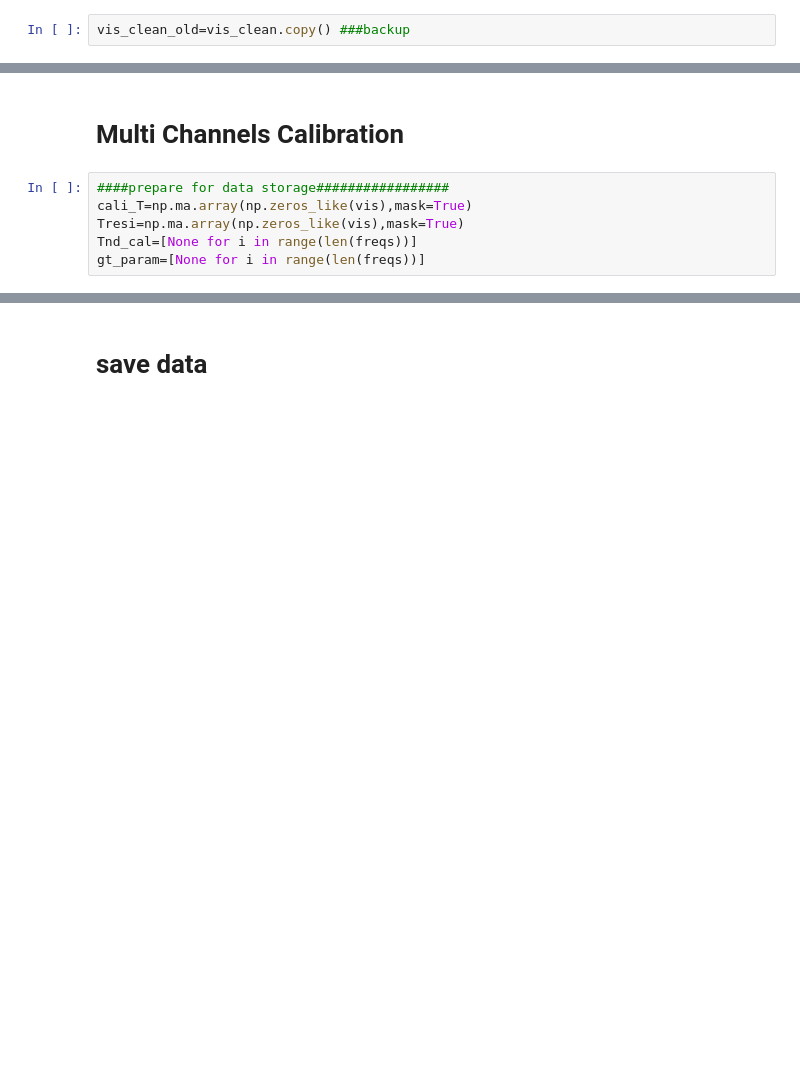
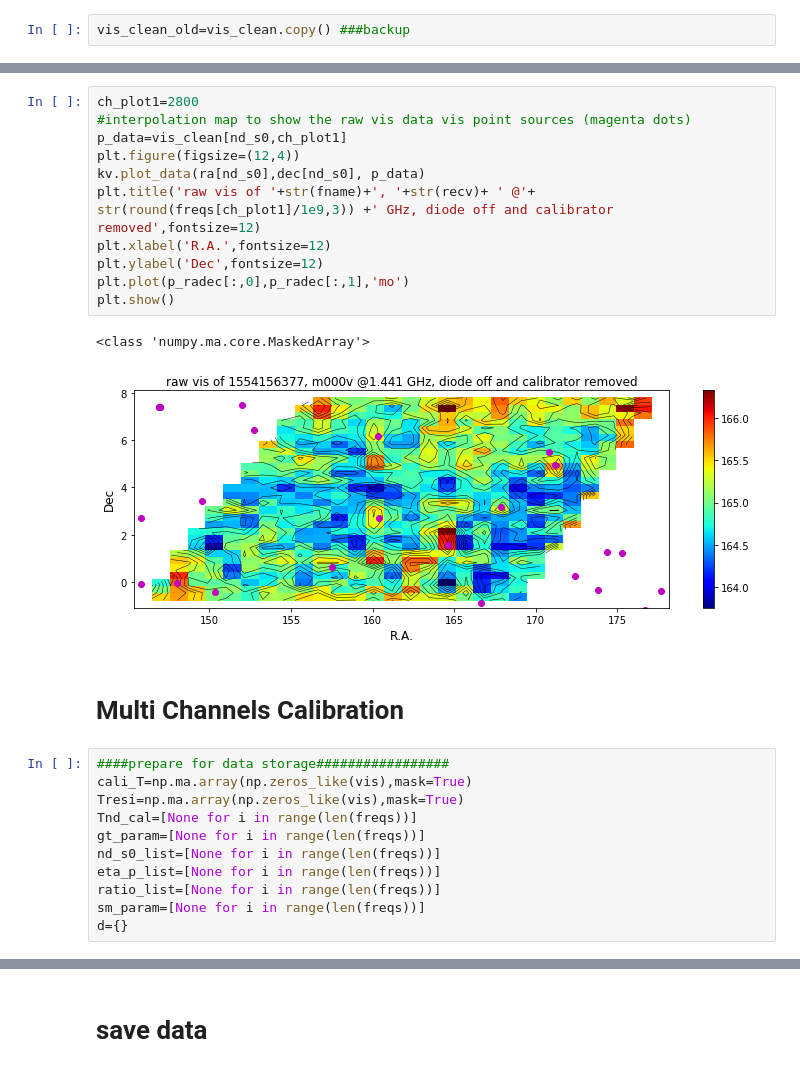
Before and after one commit to meerklass/katcali, a Jupyter notebook: examples/katcali_multi_channel_calibration.ipynb, the cells around one changed output, grey strips where cells are left out. Saved outputs shown, nothing was run; the diff lists cells and outputs as text; blank space fills up the shorter version.

```diff
--- a/examples/katcali_multi_channel_calibration.ipynb
+++ b/examples/katcali_multi_channel_calibration.ipynb
@@ -373,3 +389,17 @@ vis_clean_old=vis_clean.copy() ###backup
+# %%
+ch_plot1=2800
+#interpolation map to show the raw vis data vis point sources (magenta dots)
+p_data=vis_clean[nd_s0,ch_plot1]
+plt.figure(figsize=(12,4))
+kv.plot_data(ra[nd_s0],dec[nd_s0], p_data)
+plt.title('raw vis of '+str(fname)+', '+str(recv)+ ' @'+ str(round(freqs[ch_plot1]/1e9,3)) +' GHz, diode off and calibrator removed',fontsize=12)
+plt.xlabel('R.A.',fontsize=12)
+plt.ylabel('Dec',fontsize=12)
+plt.plot(p_radec[:,0],p_radec[:,1],'mo')
+plt.show()
+# %% [output]
+<class 'numpy.ma.core.MaskedArray'>
+[figure, added]
 # %% [markdown]
 # Multi Channels Calibration
 # %%
@@ -378,4 +408,9 @@ cali_T=np.ma.array(np.zeros_like(vis),mask=True)
 Tresi=np.ma.array(np.zeros_like(vis),mask=True)
 Tnd_cal=[None for i in range(len(freqs))]
 gt_param=[None for i in range(len(freqs))]
+nd_s0_list=[None for i in range(len(freqs))]
+eta_p_list=[None for i in range(len(freqs))]
+ratio_list=[None for i in range(len(freqs))]
+sm_param=[None for i in range(len(freqs))]
+d={}
 # %%
```
Also changed, not shown: parts of 29 cells of this notebook.
